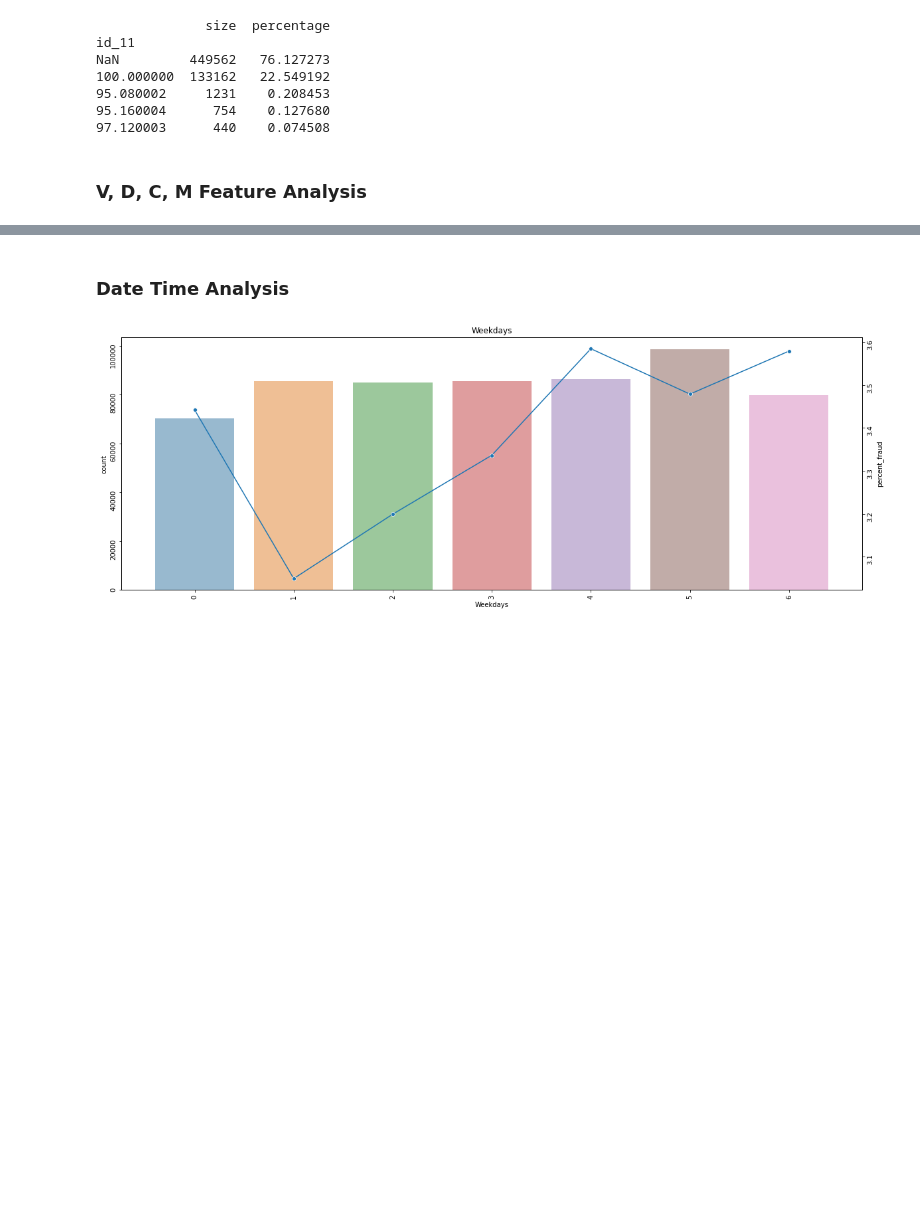
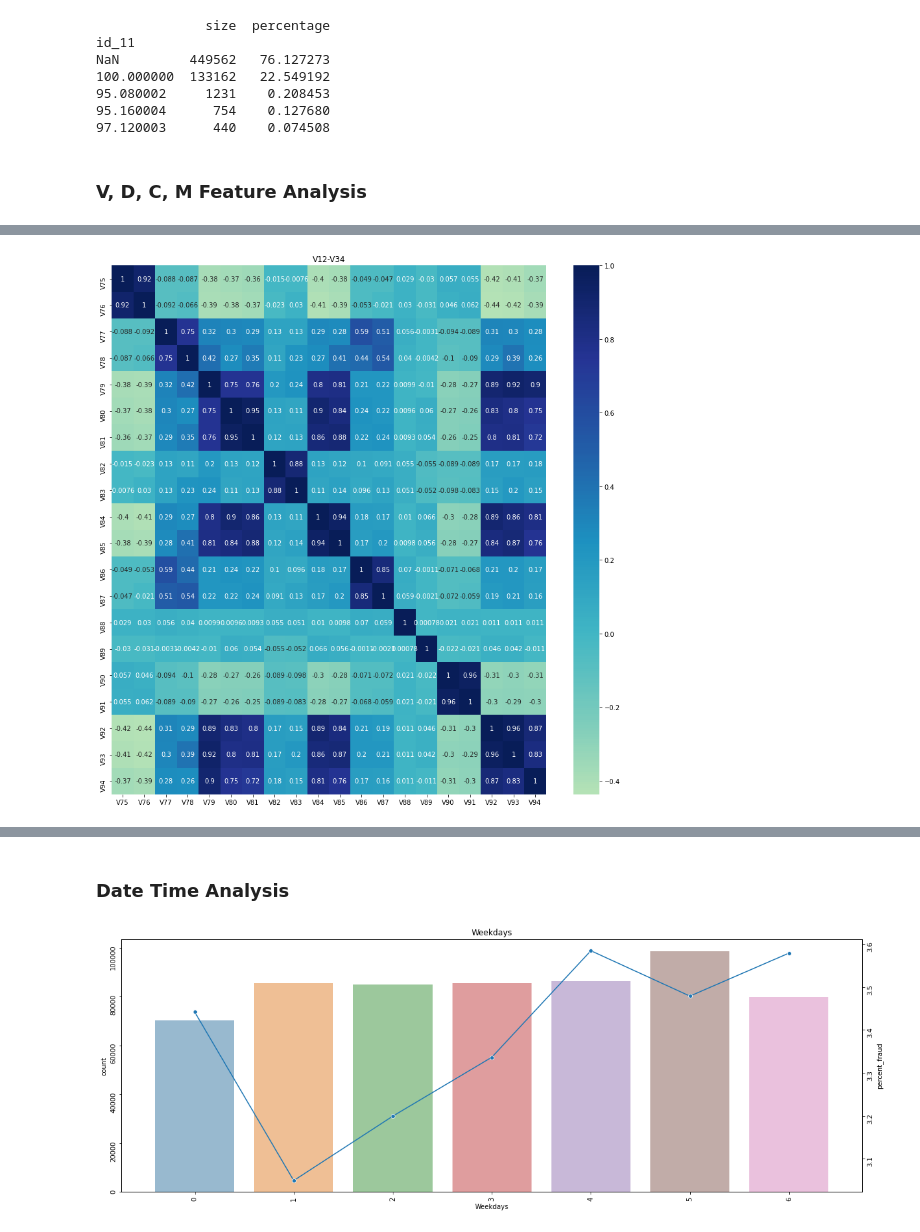
Before and after one commit to JoshSpangler96/IEEE-CIS-Fraud-Detection, a Jupyter notebook: IEEE_Fraud_Detection_EDA.ipynb, the cells around one changed output, grey strips where cells are left out. Drawn from its saved outputs; the diff is of its cells as text; code cells hidden in the pictures; blank space fills up the shorter version.

```diff
--- a/IEEE_Fraud_Detection_EDA.ipynb
+++ b/IEEE_Fraud_Detection_EDA.ipynb
@@ -780,0 +858,8 @@ From the Nan analysis we can see that all of these features have the same amount
+# %%
+features = ['V75', 'V76', 'V77', 'V78', 'V79', 'V80', 'V81', \
+            'V82', 'V83', 'V84', 'V85', 'V86', 'V87', 'V88', \
+            'V89', 'V90', 'V91', 'V92', 'V93', 'V94']
+
+corr_plot(df=train, features=features, title='V12-V34')
+# %% [output]
+[figure, added]
```
Also changed, not shown: parts of 80 cells of this notebook.
